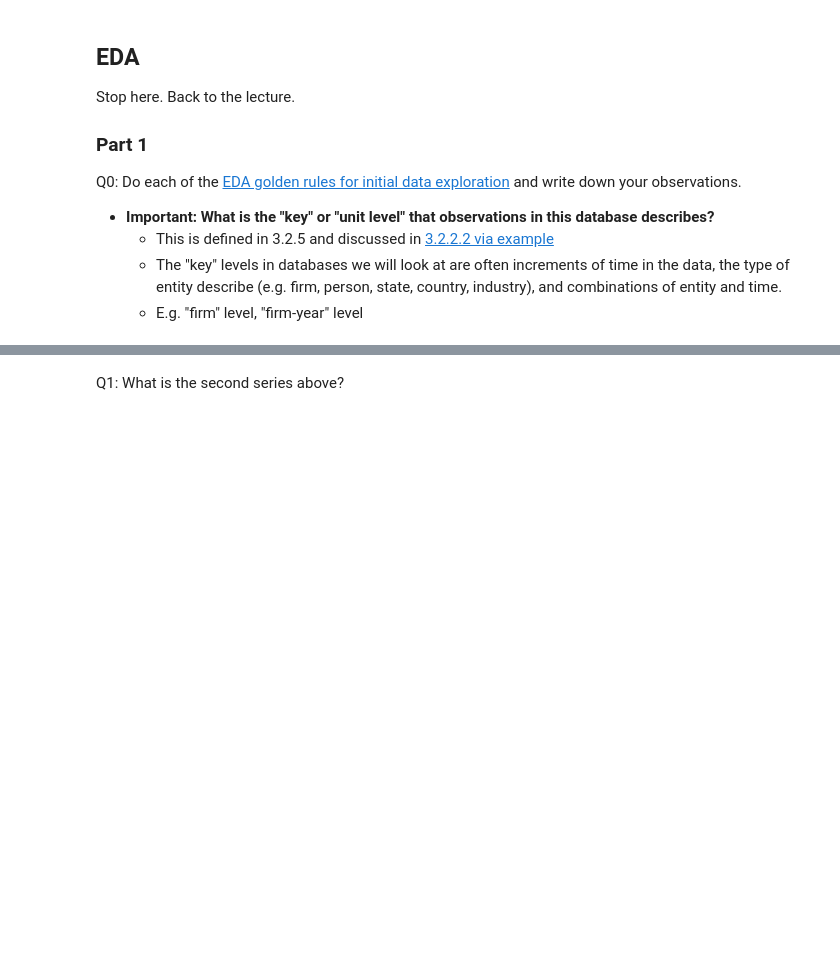
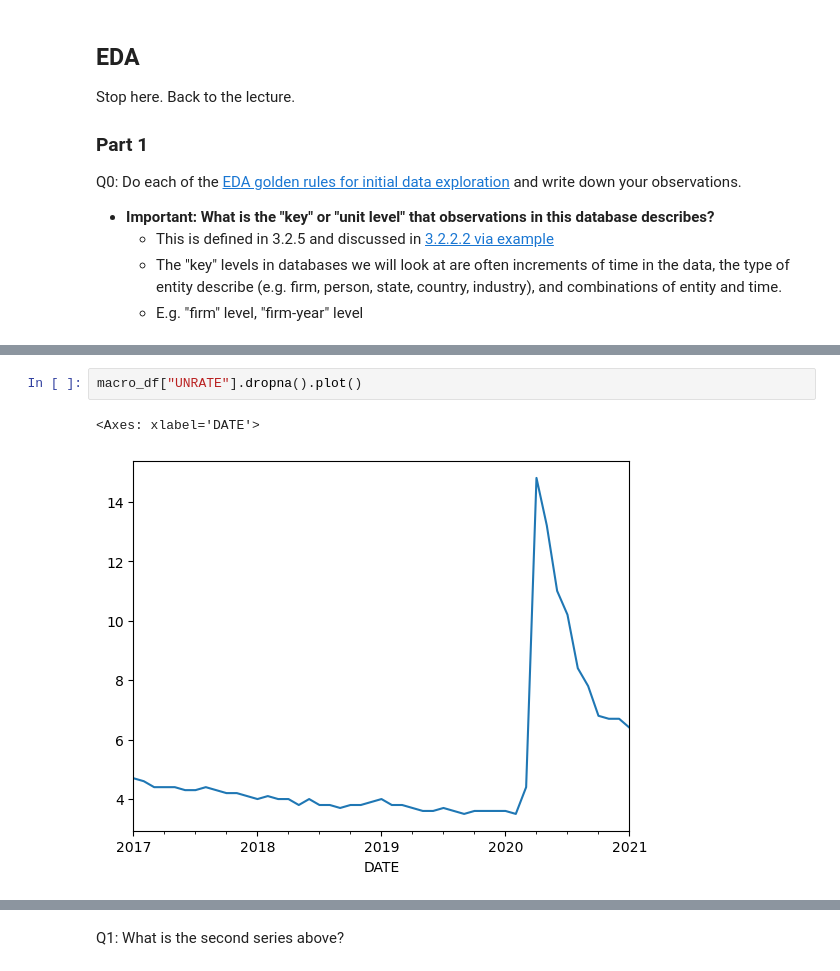
Before and after one commit to donbowen/Class-Notes-2024-1210pm, a Jupyter notebook: Exercises/Pandas exercises.ipynb, the cells around one changed output, grey strips where cells are left out. Drawn from its saved outputs; the diff is of its cells as text; blank space fills up the shorter version.

```diff
--- a/Exercises/Pandas exercises.ipynb
+++ b/Exercises/Pandas exercises.ipynb
@@ -269,0 +356,5 @@ Q0: Do each of the [EDA golden rules for initial data exploration](https://ledat
+# %%
+macro_df["UNRATE"].dropna().plot()
+# %% [output]
+<Axes: xlabel='DATE'>
+[figure, added]
```
Also changed, not shown: parts of 51 cells of this notebook.
